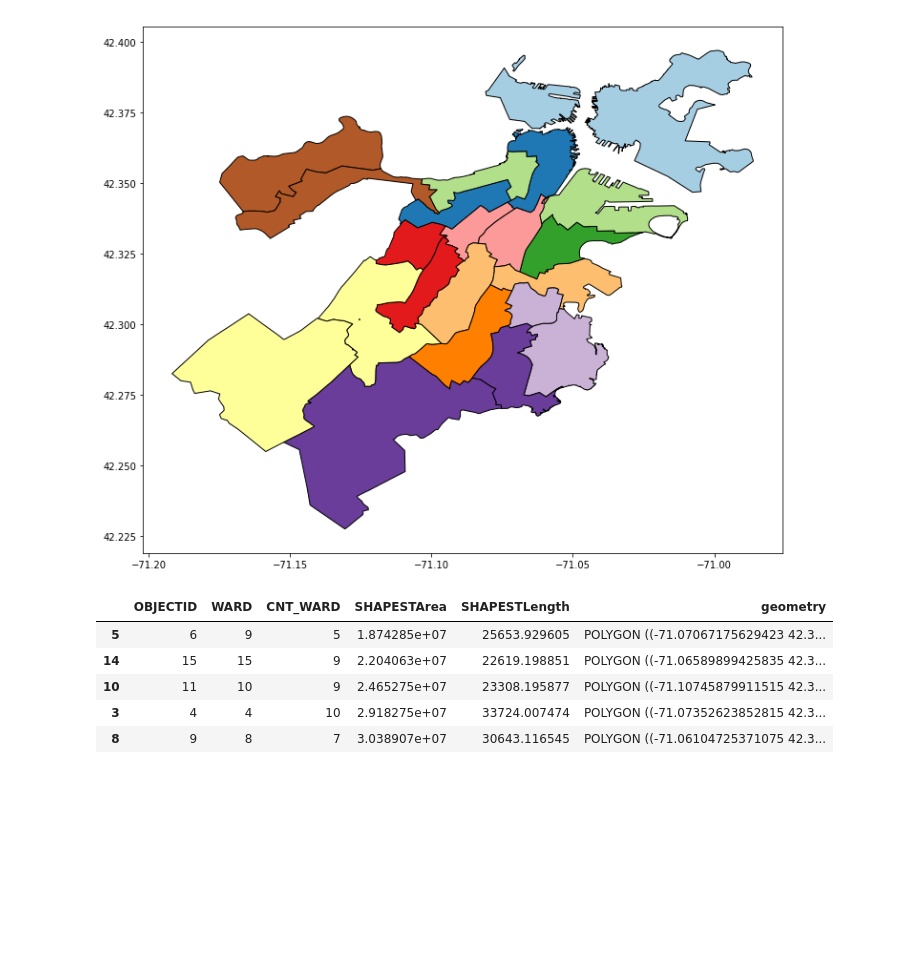
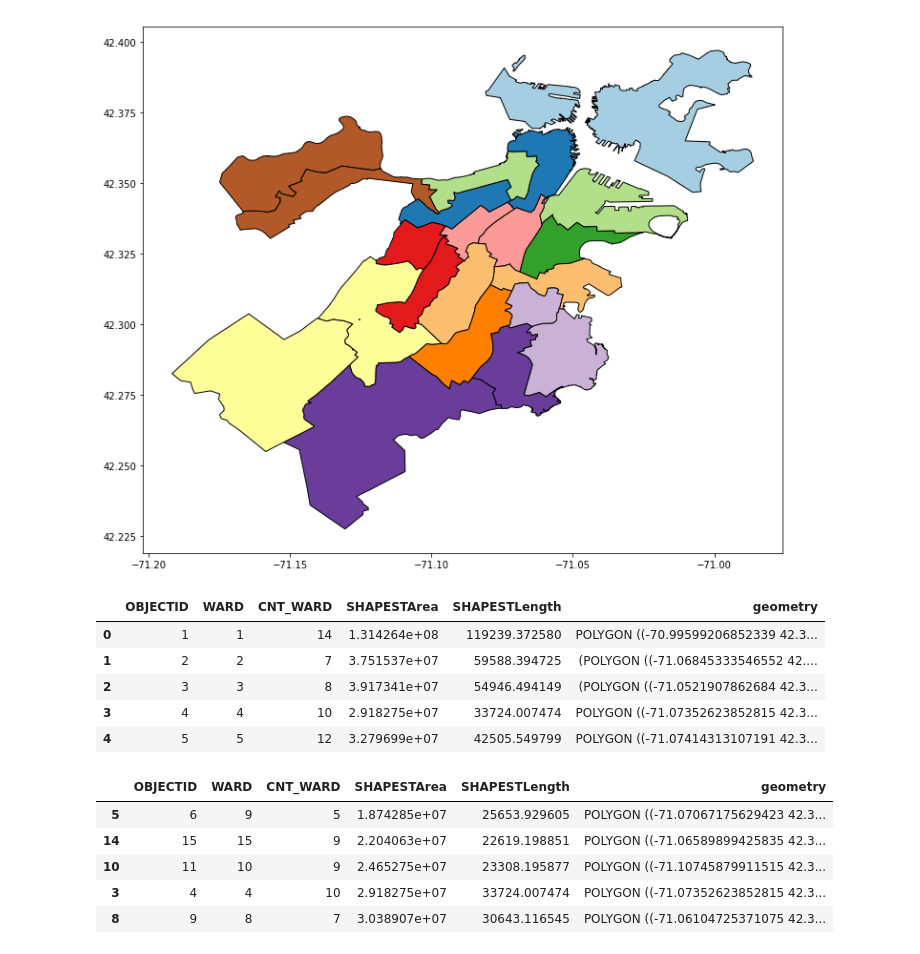
Before and after one commit to matuteiglesias/BostonGeospatial, a Jupyter notebook: Testing.ipynb, the cells around one changed output. Saved outputs shown, nothing was run; the diff lists cells and outputs as text; code cells hidden in the pictures; blank space fills up the shorter version.

```diff
--- a/Testing.ipynb
+++ b/Testing.ipynb
@@ -93,6 +102,15 @@ df.plot(column = 'WARD', ax = ax, cmap = 'Paired', lw = 1, edgecolor = 'k')
 # %% [output]
 <matplotlib.axes._subplots.AxesSubplot at 0x...>
 [figure]
+# %%
+df.head()
+# %% [output]
+|  | OBJECTID | WARD | CNT_WARD | SHAPESTArea | SHAPESTLength | geometry |
+| 0 | 1 | 1 | 14 | 1.314264e+08 | 119239.372580 | POLYGON ((-70.99599206852339 42.3... |
+| 1 | 2 | 2 | 7 | 3.751537e+07 | 59588.394725 | (POLYGON ((-71.06845333546552 42.... |
+| 2 | 3 | 3 | 8 | 3.917341e+07 | 54946.494149 | (POLYGON ((-71.0521907862684 42.3... |
+| 3 | 4 | 4 | 10 | 2.918275e+07 | 33724.007474 | POLYGON ((-71.07352623852815 42.3... |
+| 4 | 5 | 5 | 12 | 3.279699e+07 | 42505.549799 | POLYGON ((-71.07414313107191 42.3... |
 # %%
 # small wards
 df.sort_values(by = 'SHAPESTArea').head()
```
Also changed, not shown: parts of 2 cells of this notebook, 2 other files.
